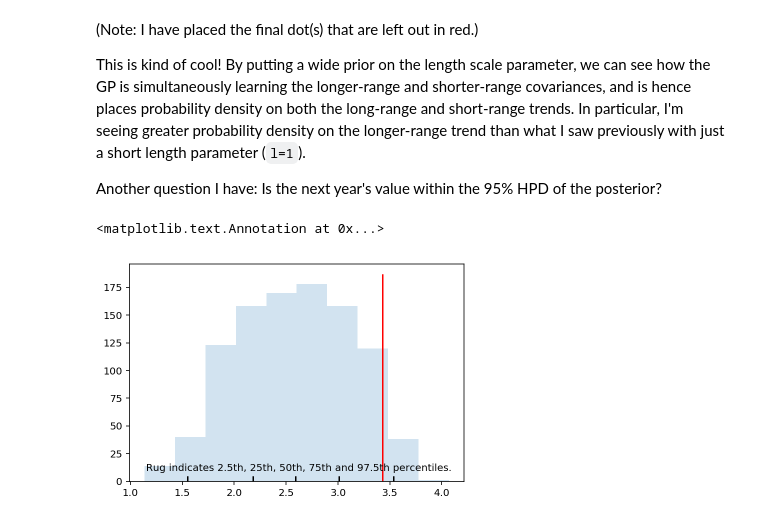
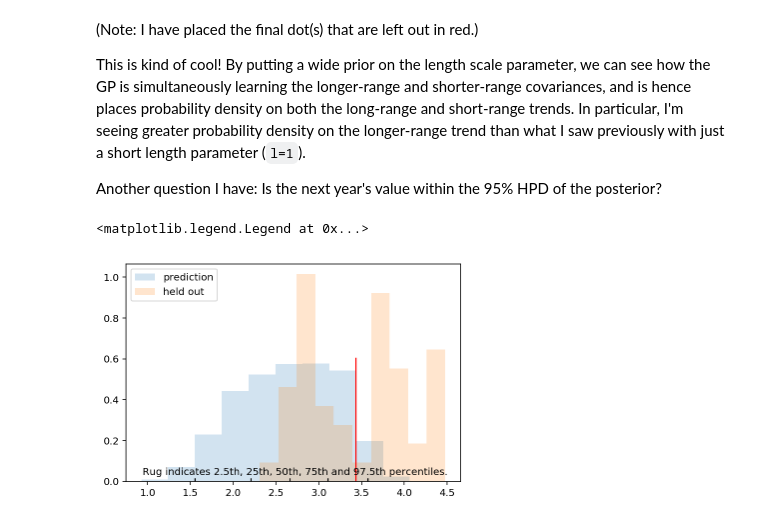
Before and after one commit to ericmjl/autoencoders, a Jupyter notebook: gaussian-process-regression.ipynb, the cells around one changed output. Cells and saved outputs as stored; diff of their text form; code cells hidden in the pictures.

```diff
--- a/gaussian-process-regression.ipynb
+++ b/gaussian-process-regression.ipynb
@@ -82,8 +82,8 @@ with pm.Model() as model:
     # Covariance function
     log_s2_f = pm.Uniform('log_s2_f', lower=-10, upper=5)
     s2_f = pm.Deterministic('s2_f', tt.exp(log_s2_f))
-    # f_cov = s2_f * pm.gp.cov.ExpQuad(input_dim=1, lengthscales=l)
-    f_cov = s2_f * pm.gp.cov.Linear(input_dim=1, c=l)
+    f_cov = s2_f * pm.gp.cov.ExpQuad(input_dim=1, lengthscales=l)
+    # f_cov = s2_f * pm.gp.cov.Linear(input_dim=1, c=l)
 
     # Sigma
     log_s2_n = pm.Uniform('log_s2_n', lower=-10, upper=5)
@@ -128,19 +139,21 @@ This is kind of cool! By putting a wide prior on the length scale parameter, we
 Another question I have: Is the next year's value within the 95% HPD of the posterior?
 # %%
 # Q: is the next year within the 95% HPD of posterior?
-plt.hist(gp_samples[:, 18-steps], alpha=0.2)  # 18 is the next timepoint
+plt.hist(gp_samples[:, 18-steps], alpha=0.2, label='prediction', normed=True)  # 18 is the next timepoint
 
 ax = plt.gca()
 ylow, yhigh = ax.get_ylim()
 yrange = yhigh - ylow
 plt.vlines(x=df.groupby('years').mean()['Means 1'].values[-steps], ymin=0, ymax=yhigh, color='red')
 percs = np.percentile(gp_samples[:,18-steps], [2.5, 25, 50, 75, 97.5])
 for p in percs:
     plt.vlines(x=p, ymin=0, ymax=yhigh * 0.025)
 xlow, xhigh = ax.get_xlim()
 xrange = xhigh - xlow
 plt.annotate(xy=(xlow + xrange * 0.05, ylow + yrange * 0.05),
              s='Rug indicates 2.5th, 25th, 50th, 75th and 97.5th percentiles.')
+plt.hist(df[df['years'] == 2017]['Means 1'], label='held out', normed=True, alpha=0.2)
+plt.legend()
 # %% [output]
-<matplotlib.text.Annotation at 0x...>
+<matplotlib.legend.Legend at 0x...>
-[figure, old version]
+[figure, new version]
```
Also changed, not shown: parts of 7 cells of this notebook, 1 other file.
